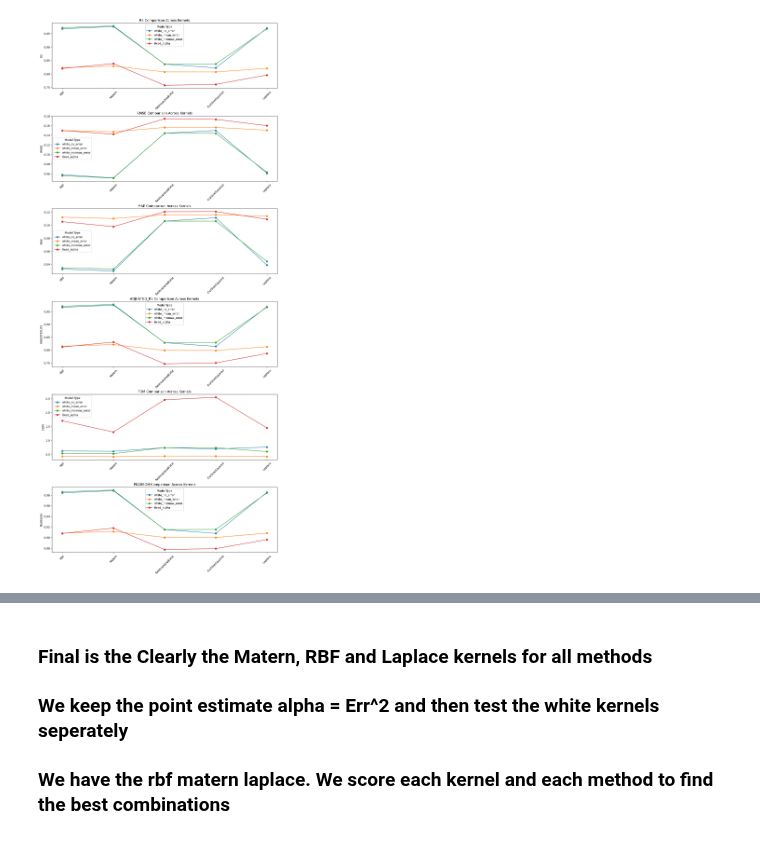
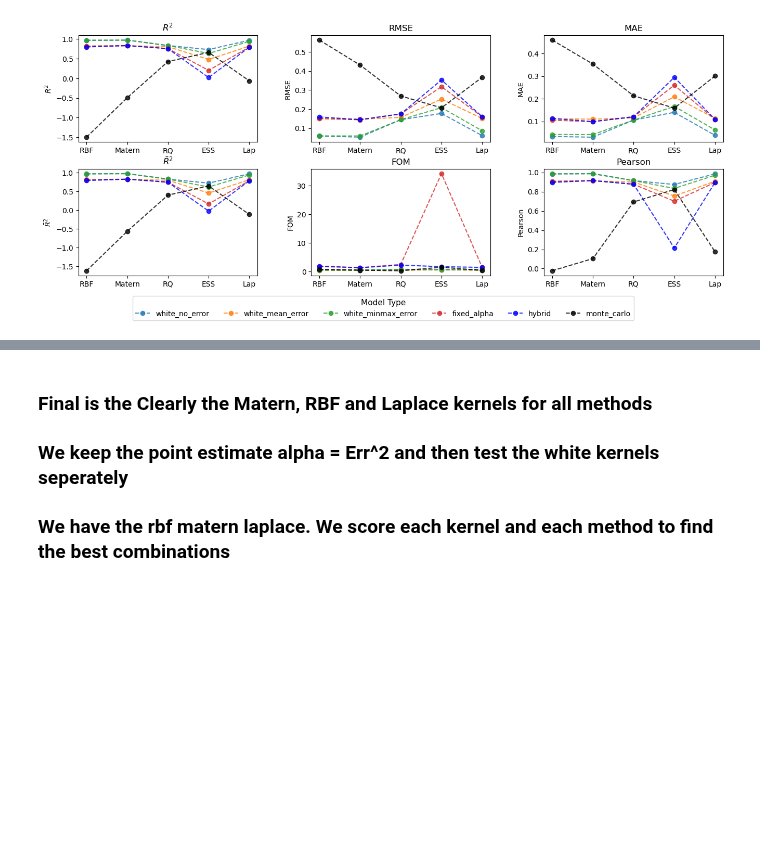
Before and after one commit to seanwhite674/FinalYearProject, a Jupyter notebook: Kfold model Selection/Examining Metrics.ipynb, the cells around one changed output, grey strips where cells are left out. Saved outputs shown, nothing was run; the diff lists cells and outputs as text; code cells hidden in the pictures; blank space fills up the shorter version.

Commit message:
dragging results in, serious clean needed

```diff
--- a/Kfold model Selection/Examining Metrics.ipynb
+++ b/Kfold model Selection/Examining Metrics.ipynb
@@ -16,3 +16,11 @@ from sklearn.metrics import mean_squared_error, mean_absolute_error, r2_score
 from scipy.stats import pearsonr
 from sklearn.model_selection import KFold
 import joblib
+# %%
+kernel_names = ["Matern","RationalQuadratic","ExpSineSquared","Laplace","RBF"]
+cv_results_all_kernels = {}
+for kernel_name in kernel_names:
+    savepath = f"cv_results_{kernel_name}.pkl"
+    cv_results = joblib.load(savepath)
+    cv_results_all_kernels[kernel_name] = cv_results
+#cv_results_all_kernels['Matern']
@@ -19,35 +36,58 @@ import joblib
 # %%
-# Lists and data already defined
-cv_results_all_kernels = joblib.load('cv_results_all_kernels.pkl')
 kernel_names = ['RBF', 'Matern', 'RationalQuadratic', 'ExpSineSquared', 'Laplace']
-modeltypes = ['white_no_error', 'white_mean_error', 'white_minmax_error','fixed_alpha']
+kernel_names_short = ['RBF', 'Matern', 'RQ', 'ESS', 'Lap']
+modeltypes = ['white_no_error', 'white_mean_error','white_minmax_error','fixed_alpha','hybrid','monte_carlo']
 metrics = ['r2', 'rmse', 'mae', 'adjusted_r2', 'fom', 'pearson']
-colors = ['#1f77b4', '#ff7f0e', '#2ca02c', '#d62728']  # Colors for modeltypes (not kernels)
+metric_names = ['$R^2$', 'RMSE', 'MAE', '$\\bar{R}^2$', 'FOM', 'Pearson']
+colors = ['#1f77b4', '#ff7f0e', '#2ca02c', '#d62728','blue','black']  # Colors for modeltypes (not kernels)
 
-# Plot setup
-fig, axes = plt.subplots(nrows=len(metrics), ncols=1, figsize=(12, 28), constrained_layout=True)
 
+
+#print(cv_results_all_kernels['Matern']['white_no_error']['mae'])
+
+
+# Plot setup: 2 rows, 3 columns
+fig, axes = plt.subplots(nrows=2, ncols=3, figsize=(16, 6), sharex=False, sharey=False)
+axes = axes.flatten()
 x_ticks = np.arange(len(kernel_names))
+
+# Storage for legend handles/labels
+lines = []
+labels = []
 
 # Loop over each metric (one subplot per metric)
 for i, metric in enumerate(metrics):
-    ax = axes[i]  # Current axis for this metric
+    ax = axes[i]
 
-    # Plot each model type (line across kernels)
+    # Plot each model type
     for j, modeltype in enumerate(modeltypes):
-        # Collect metric means across kernels for this model type
         metric_values = [np.mean(cv_results_all_kernels[kernel][modeltype][metric]) for kernel in kernel_names]
+        line, = ax.plot(x_ticks, metric_values, '--o', alpha =0.8, label=modeltype, color=colors[j])
 
-        # Plot the line for this model type
-        ax.plot(x_ticks, metric_values, '-o', label=modeltype, color=colors[j])
+        # Save one set of legend handles only (from first subplot)
+        if i == 0:
+            lines.append(line)
+            labels.append(modeltype)
+    # for combo_idx, (combo_name, combo_metrics) in enumerate(combined_kernel_results.items()):
+    #     combo_colors = ["green", "purple", "grey"]
+    #     y = np.mean(combo_metrics['combined_kernel'][metric])
+    #     ax.axhline(y=y, color=combo_colors[combo_idx], linestyle='--', linewidth=1, label='combined_kernel' if i == 0 and combo_idx == 0 else "")
 
-    # Axis labels and formatting
-    ax.set_title(f'{metric.upper()} Comparison Across Kernels')
-    ax.set_xticks(x_ticks)
-    ax.set_xticklabels(kernel_names, rotation=45, fontsize=10)
-    ax.set_ylabel(f'{metric.upper()}')
-    ax.legend(title='Model Type', fontsize=10)
+    ax.set_title(f'{metric_names[i]}')
+    full_labels = kernel_names_short
+    full_xticks = np.arange(len(full_labels))
+    ax.set_xticks(full_xticks)
+    ax.set_xticklabels(full_labels, fontsize=10)
+    ax.set_ylabel(metric_names[i])
 
+# Shared legend below all subplots
+fig.legend(lines, labels, title="Model Type", loc='lower center', ncol=len(modeltypes), fontsize=10, title_fontsize=11)
+
+# Adjust spacing for tighter layout and space for legend
+plt.subplots_adjust(top=0.92, bottom=0.15, hspace=0.25,wspace=0.3)
+plt.savefig(r"C:\Users\seanw\OneDrive\Desktop\GitHub\FYP\Latex\LatexPlots\CV_plots\metrics_compared",dpi=72, bbox_inches='tight')
 plt.show()
+
+#### I need to add monte carlo sampling to this code ####
 # %% [output]
-[figure, old version]
+[figure, new version]
```
Also changed, not shown: parts of 12 cells of this notebook, 37 other files.
